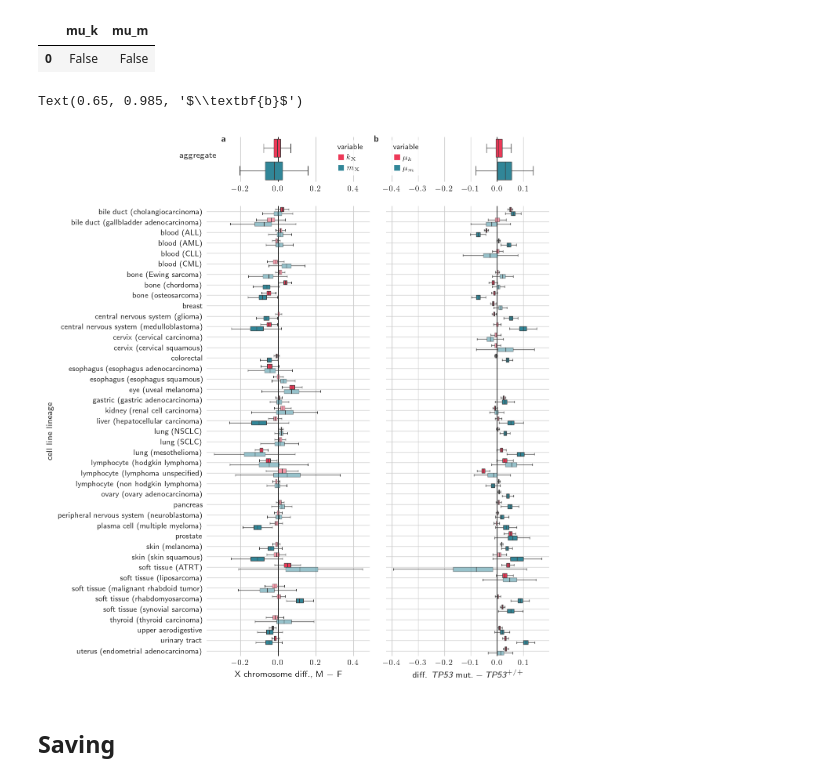
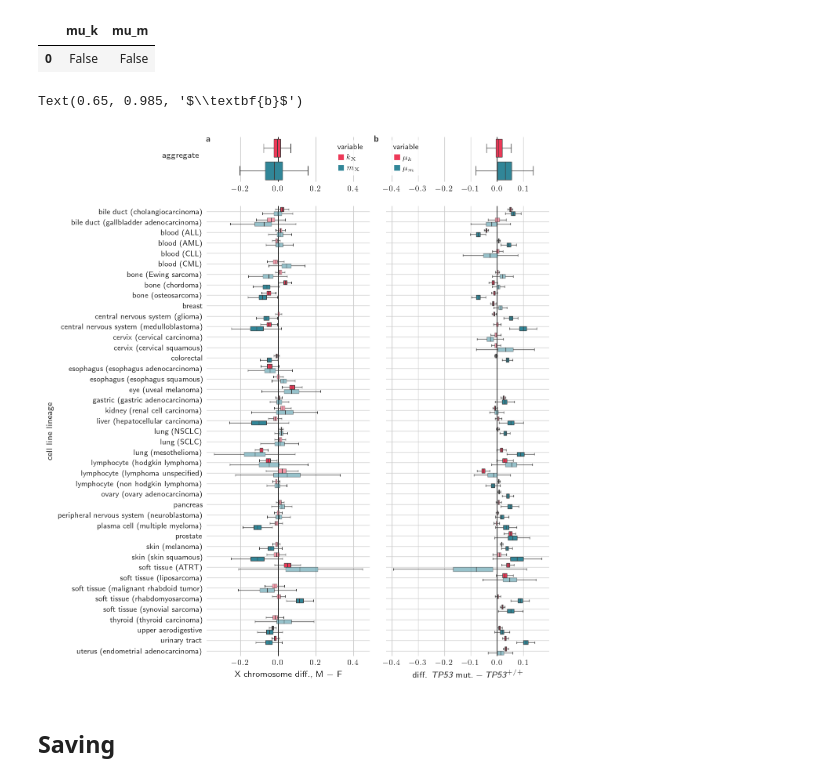
Before and after one commit to Kevin-Haigis-Lab/speclet, a Jupyter notebook: figures/004_v001_cell-tp53-sex-chrom.ipynb, the cells around one changed output. Drawn from its saved outputs; the diff is of its cells as text; code cells hidden in the pictures.

Commit message:
fix: minor change to some figures

```diff
--- a/figures/004_v001_cell-tp53-sex-chrom.ipynb
+++ b/figures/004_v001_cell-tp53-sex-chrom.ipynb
@@ -206,40 +206,40 @@ _plot_comparison_distributions(
     plot_df, [tp53_top_ax, tp53_bot_ax], hdi_res=tp53_hdi, pal=tp53_pal
 )
 
-Xchrom_top_ax.set_ylabel("aggregate", rotation=0)
+Xchrom_top_ax.set_ylabel("aggregate", rotation=0, labelpad=20)
 Xchrom_top_ax.set_yticklabels([])
 Xchrom_bot_ax.set_ylabel("cell line lineage")
 Xchrom_bot_ax.set_xlabel("X chromosome diff., M $-$ F")
 tp53_bot_ax.set_xlabel(r"diff. $\textit{TP53}\textsf{ mut.} - \textit{TP53}^{+/+}$")
 tp53_bot_ax.tick_params("y", labelleft=False)
 tp53_top_ax.tick_params("y", labelleft=False)
 tp53_bot_ax.set_ylabel(None)
 tp53_top_ax.set_ylabel(None)
 
 leg_kwargs = {
     "title": "variable",
     "handletextpad": 0.7,
     "handlelength": 0,
     "frameon": True,
     "edgecolor": "white",
 }
 handles_kwargs = {"lw": 0, "marker": "s", "markersize": 4}
 Xchrom_top_ax.legend(
     handles=pal_to_legend_handles(xchrom_pal_show, **handles_kwargs),
     loc="upper right",
     **leg_kwargs,
 )
 tp53_top_ax.legend(
     handles=pal_to_legend_handles(tp53_pal_show, **handles_kwargs),
     loc="upper left",
     **leg_kwargs,
 )
 
-figure.text(0.35, 0.985, r"$\textbf{a}$", fontsize=8)
+figure.text(0.32, 0.985, r"$\textbf{a}$", fontsize=8)
 figure.text(0.65, 0.985, r"$\textbf{b}$", fontsize=8)
 # %% [output]
 Text(0.65, 0.985, '$\\textbf{b}$')
-[figure, old version]
+[figure, new version]
 # %% [markdown]
 ## Saving
 # %%
```
Also changed, not shown: parts of 2 cells of this notebook, 3 other files.
